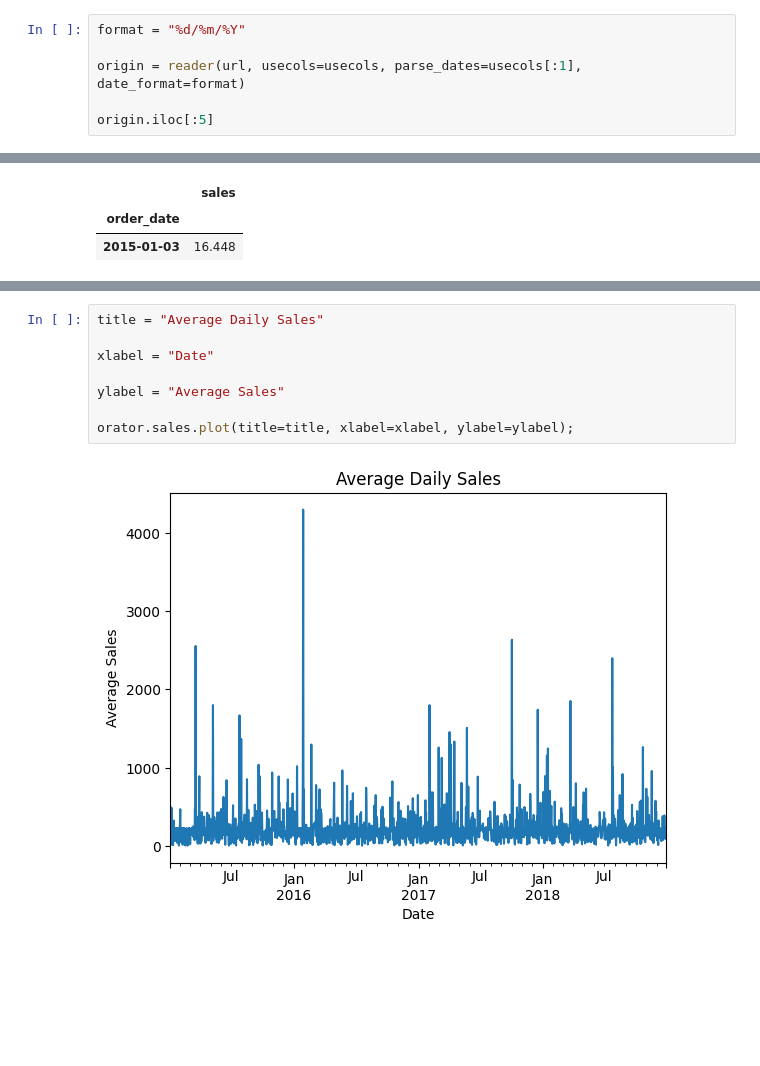
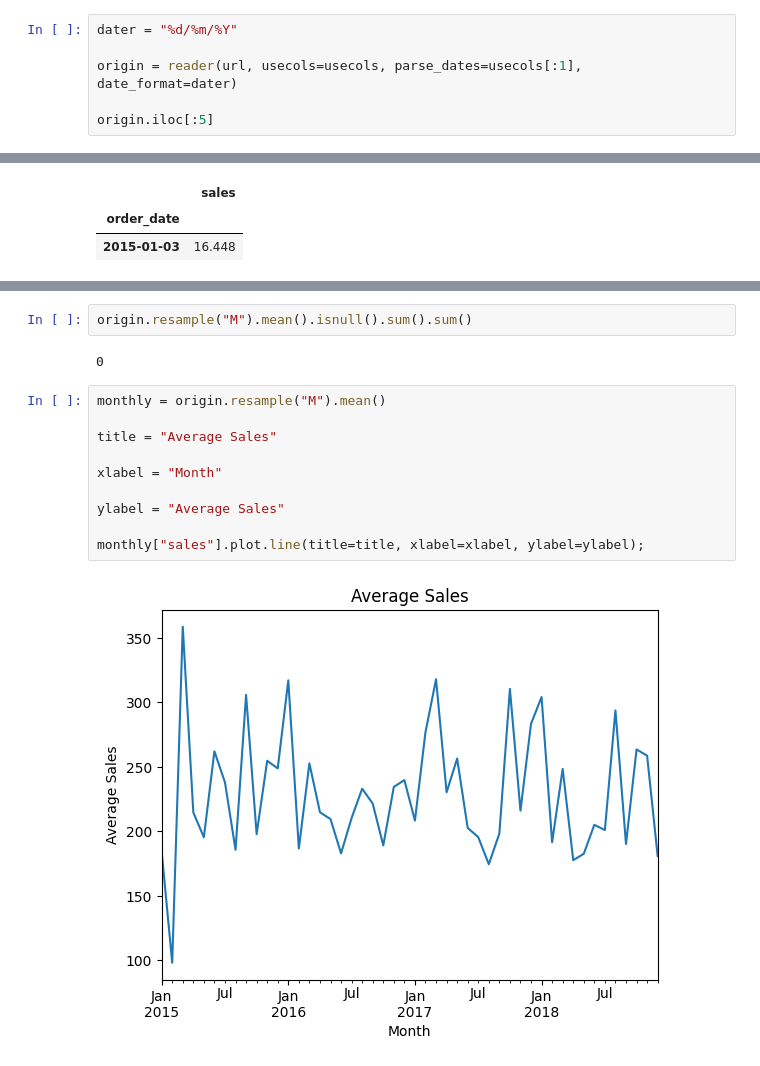
Before and after one commit to PEDROPERDO/Juliari, a Jupyter notebook: Lab 03.ipynb, the cells around one changed output, grey strips where cells are left out. Saved outputs shown, nothing was run; the diff lists cells and outputs as text; blank space fills up the shorter version.

```diff
--- a/Lab 03.ipynb
+++ b/Lab 03.ipynb
@@ -7,9 +7,9 @@ url = "/content/supernoprofit.csv"
 
 reader = lambda url, **multiargs : pandas.read_table(url, sep=",", **multiargs)
 # %%
-format = "%d/%m/%Y"
+dater = "%d/%m/%Y"
 
-origin = reader(url, usecols=usecols, parse_dates=usecols[:1], date_format=format)
+origin = reader(url, usecols=usecols, parse_dates=usecols[:1], date_format=dater)
 
 origin.iloc[:5]
 # %% [output]
@@ -123,10 +121,16 @@ orator.isnull().sum().sum()
+# %%
+origin.resample("M").mean().isnull().sum().sum()
+# %% [output]
+0
 # %%
-title = "Average Daily Sales"
+monthly = origin.resample("M").mean()
 
-xlabel = "Date"
+title = "Average Sales"
+
+xlabel = "Month"
 
 ylabel = "Average Sales"
 
-orator.sales.plot(title=title, xlabel=xlabel, ylabel=ylabel);
+monthly["sales"].plot.line(title=title, xlabel=xlabel, ylabel=ylabel);
 # %% [output]
-[figure, old version]
+[figure, new version]
```
Also changed, not shown: parts of 4 cells of this notebook.
